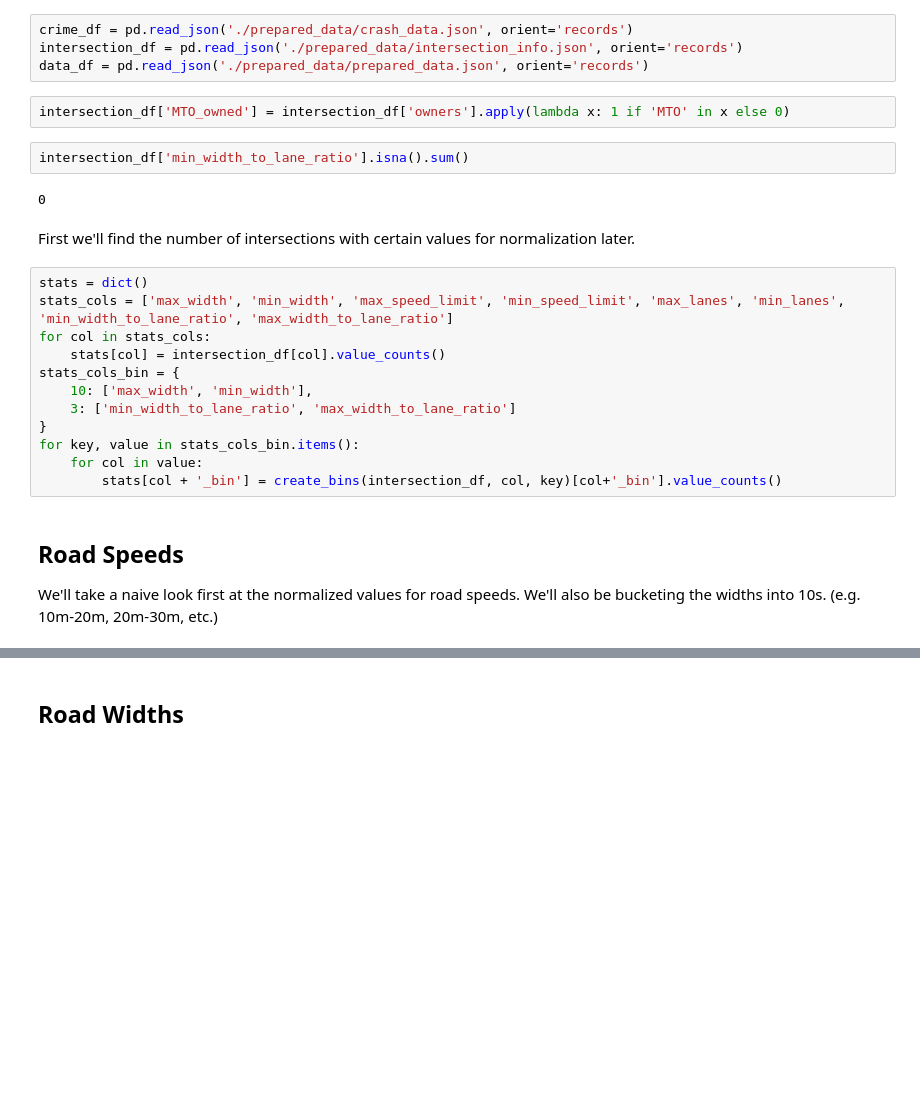
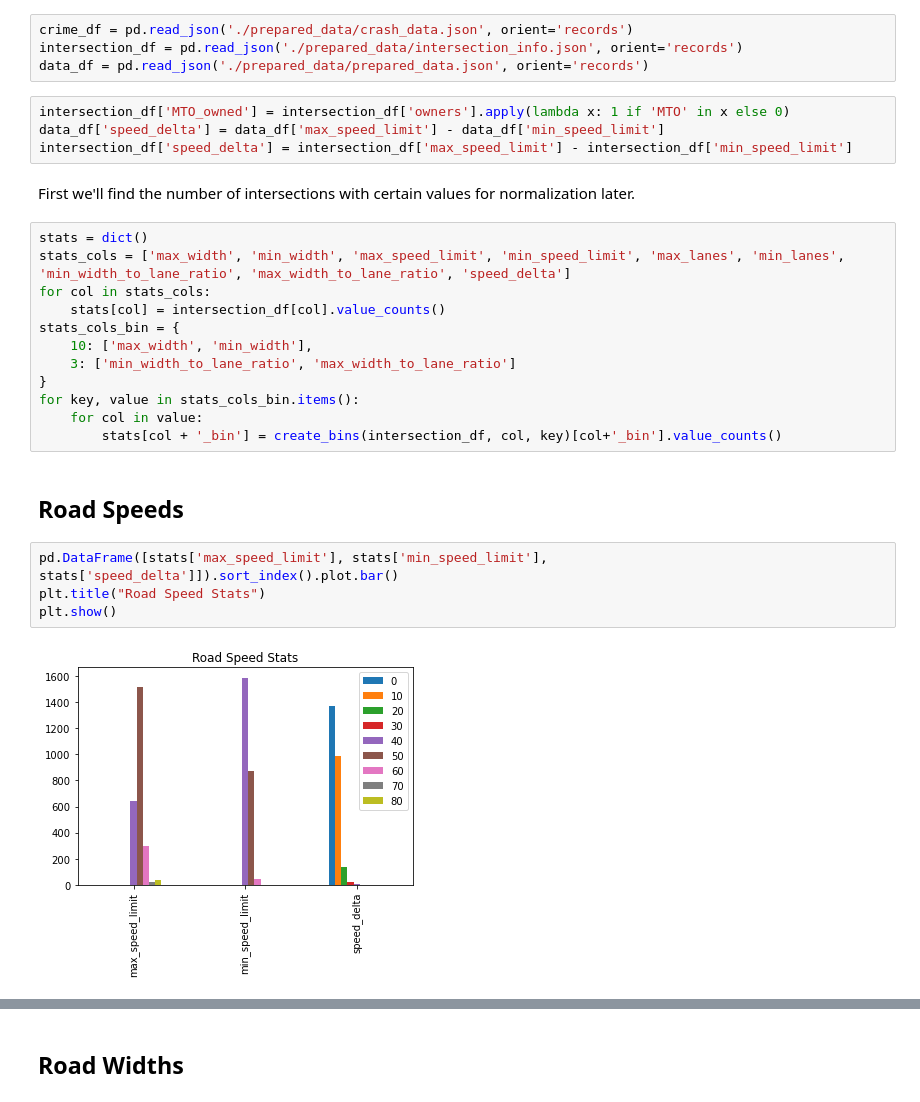
Before and after one commit to FutureProg/Burlington-Crash-Probability-2023, a Jupyter notebook: 2_analysis.ipynb, the cells around one changed output, grey strips where cells are left out. Saved outputs shown, nothing was run; the diff lists cells and outputs as text; blank space fills up the shorter version.

Commit message:
Decided on first model variables

```diff
--- a/2_analysis.ipynb
+++ b/2_analysis.ipynb
@@ -24,15 +23,13 @@ intersection_df = pd.read_json('./prepared_data/intersection_info.json', orient=
 data_df = pd.read_json('./prepared_data/prepared_data.json', orient='records')
 # %%
 intersection_df['MTO_owned'] = intersection_df['owners'].apply(lambda x: 1 if 'MTO' in x else 0)
+data_df['speed_delta'] = data_df['max_speed_limit'] - data_df['min_speed_limit']
+intersection_df['speed_delta'] = intersection_df['max_speed_limit'] - intersection_df['min_speed_limit']
-# %%
-intersection_df['min_width_to_lane_ratio'].isna().sum()
-# %% [output]
-0
 # %% [markdown]
 First we'll find the number of intersections with certain values for normalization later.
 # %%
 stats = dict()
-stats_cols = ['max_width', 'min_width', 'max_speed_limit', 'min_speed_limit', 'max_lanes', 'min_lanes', 'min_width_to_lane_ratio', 'max_width_to_lane_ratio']
+stats_cols = ['max_width', 'min_width', 'max_speed_limit', 'min_speed_limit', 'max_lanes', 'min_lanes', 'min_width_to_lane_ratio', 'max_width_to_lane_ratio', 'speed_delta']
 for col in stats_cols:
     stats[col] = intersection_df[col].value_counts()
 stats_cols_bin = {
@@ -44,4 +41,9 @@ for key, value in stats_cols_bin.items():
         stats[col + '_bin'] = create_bins(intersection_df, col, key)[col+'_bin'].value_counts()
 # %% [markdown]
 ## Road Speeds
-We'll take a naive look first at the normalized values for road speeds. We'll also be bucketing the widths into 10s. (e.g. 10m-20m, 20m-30m, etc.)
+# %%
+pd.DataFrame([stats['max_speed_limit'], stats['min_speed_limit'], stats['speed_delta']]).sort_index().plot.bar()
+plt.title("Road Speed Stats")
+plt.show()
+# %% [output]
+[figure, added]
```
Also changed, not shown: parts of 10 cells of this notebook.
